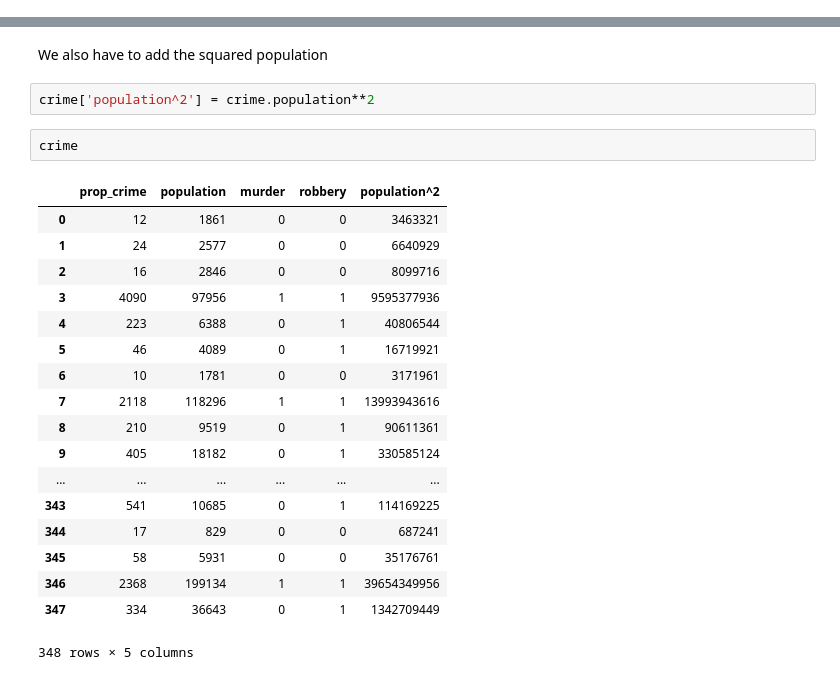
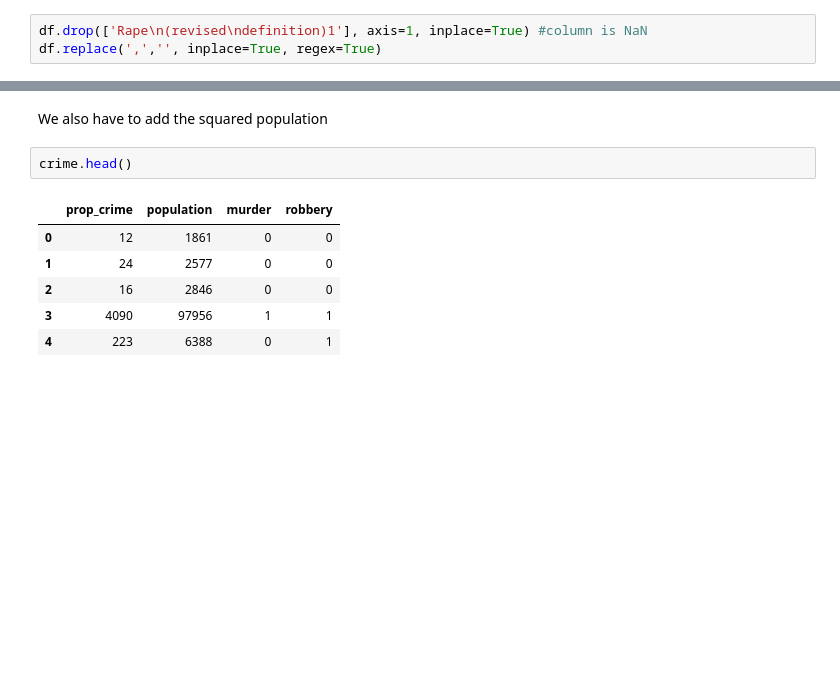
Before and after one commit to gbetegon/thinkful_exercises, a Jupyter notebook: 3_bootcamp/U2L4/Linear Regression.ipynb, the cells around one changed output, grey strips where cells are left out. Drawn from its saved outputs; the diff is of its cells as text; blank space fills up the shorter version.

```diff
--- a/3_bootcamp/U2L4/Linear Regression.ipynb
+++ b/3_bootcamp/U2L4/Linear Regression.ipynb
@@ -34,3 +45,6 @@ df.head()
+# %%
+df.drop(['Rape\n(revised\ndefinition)1'], axis=1, inplace=True) #column is NaN
+df.replace(',','', inplace=True, regex=True)
 # %%
 crime = df[['Property\ncrime', 'Population', 'Murder and\nnonnegligent\nmanslaughter', 'Robbery']]
 crime.columns = ['prop_crime', 'population', 'murder', 'robbery']
@@ -95,26 +109,12 @@ crime = crime.astype(int)
 crime[categoricals] = crime[categoricals].applymap(lambda x: 1 if x > 0 else 0)
 # %% [markdown]
 We also have to add the squared population
-# %%
-crime['population^2'] = crime.population**2
 # %%
-crime
+crime.head()
 # %% [output]
-|  | prop_crime | population | murder | robbery | population^2 |
-| 0 | 12 | 1861 | 0 | 0 | 3463321 |
-| 1 | 24 | 2577 | 0 | 0 | 6640929 |
-| 2 | 16 | 2846 | 0 | 0 | 8099716 |
-| 3 | 4090 | 97956 | 1 | 1 | 9595377936 |
-| 4 | 223 | 6388 | 0 | 1 | 40806544 |
-| 5 | 46 | 4089 | 0 | 1 | 16719921 |
-| 6 | 10 | 1781 | 0 | 0 | 3171961 |
-| 7 | 2118 | 118296 | 1 | 1 | 13993943616 |
-| 8 | 210 | 9519 | 0 | 1 | 90611361 |
-| 9 | 405 | 18182 | 0 | 1 | 330585124 |
-| ... | ... | ... | ... | ... | ... |
-| 343 | 541 | 10685 | 0 | 1 | 114169225 |
-| 344 | 17 | 829 | 0 | 0 | 687241 |
-| 345 | 58 | 5931 | 0 | 0 | 35176761 |
-| 346 | 2368 | 199134 | 1 | 1 | 39654349956 |
-| 347 | 334 | 36643 | 0 | 1 | 1342709449 |
+|  | prop_crime | population | murder | robbery |
+| 0 | 12 | 1861 | 0 | 0 |
+| 1 | 24 | 2577 | 0 | 0 |
+| 2 | 16 | 2846 | 0 | 0 |
+| 3 | 4090 | 97956 | 1 | 1 |
+| 4 | 223 | 6388 | 0 | 1 |
-348 rows × 5 columns
```
Also changed, not shown: parts of 34 cells of this notebook.
